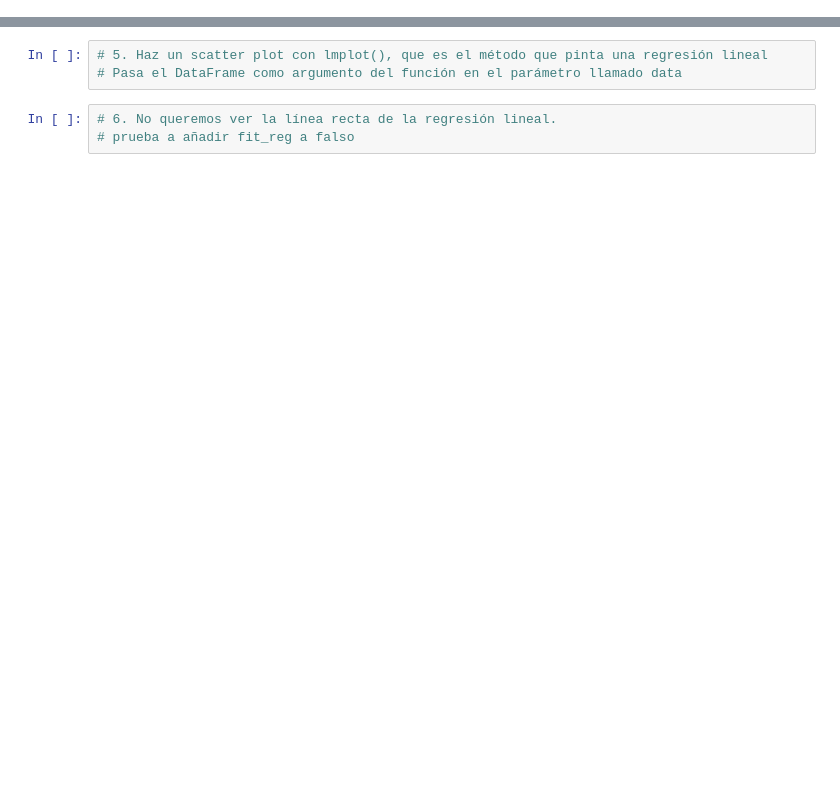
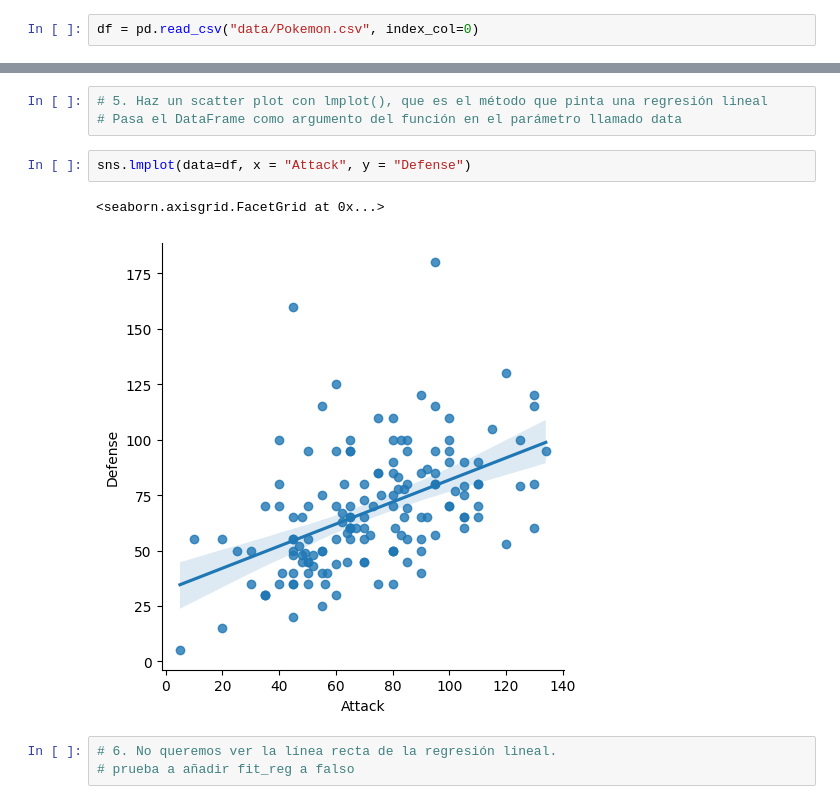
Before and after one commit to diego-dng/0426_DS_VITORIA-GASTEIZ, a Jupyter notebook: 2-Data_analysis/4-Visualización/2-Seaborn/Ejercicios/ejercicios_Seaborn.ipynb, the cells around one changed output, grey strips where cells are left out. Drawn from its saved outputs; the diff is of its cells as text; blank space fills up the shorter version.

```diff
--- a/2-Data_analysis/4-Visualización/2-Seaborn/Ejercicios/ejercicios_Seaborn.ipynb
+++ b/2-Data_analysis/4-Visualización/2-Seaborn/Ejercicios/ejercicios_Seaborn.ipynb
@@ -5,4 +9,6 @@
 # %%
 # 3. Lee 'Pokemon.csv', lee la primera columna del csv como índice del DataFrame
+# %%
+df = pd.read_csv("data/Pokemon.csv", index_col=0)
 # %%
 # 4. Mira las primeras filas del dataset para hacerte una idea de los datos cargados
@@ -9,6 +59,11 @@
 # %%
 # 5. Haz un scatter plot con lmplot(), que es el método que pinta una regresión lineal
 # Pasa el DataFrame como argumento del función en el parámetro llamado data
+# %%
+sns.lmplot(data=df, x = "Attack", y = "Defense")
+# %% [output]
+<seaborn.axisgrid.FacetGrid at 0x...>
+[figure, added]
 # %%
 # 6. No queremos ver la línea recta de la regresión lineal.
 # prueba a añadir fit_reg a falso
```
Also changed, not shown: parts of 44 cells of this notebook, 4 other files.
